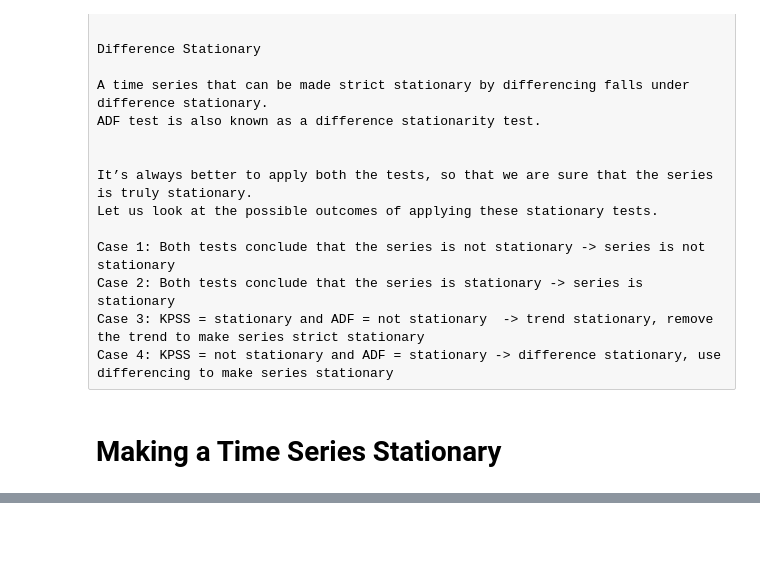
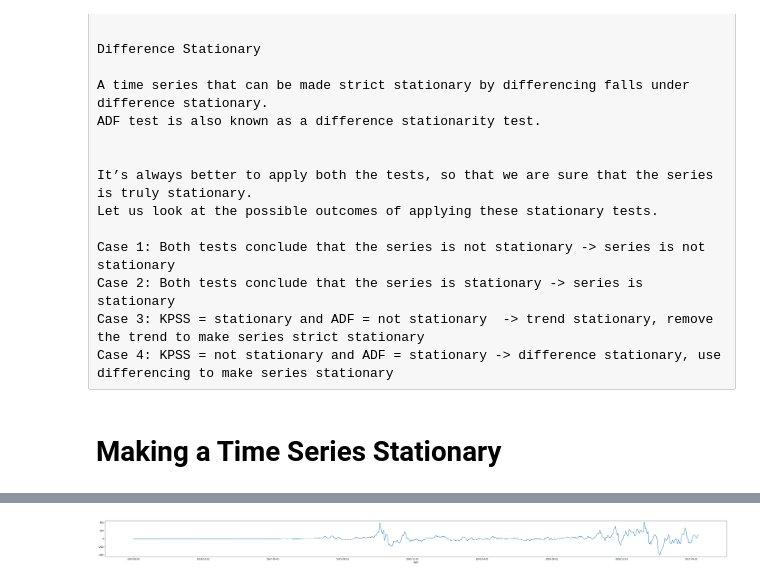
Before and after one commit to muhammad-ahsan/openDS, a Jupyter notebook: Timeseries/Classical Methods.ipynb, the cells around one changed output, grey strips where cells are left out. Cells and saved outputs as stored; diff of their text form; code cells hidden in the pictures; blank space fills up the shorter version.

```diff
--- a/Timeseries/Classical Methods.ipynb
+++ b/Timeseries/Classical Methods.ipynb
@@ -165,0 +199,12 @@ Case 4: KPSS = not stationary and ADF = stationary -> difference stationary, use
+# %%
+# In seasonal differencing we calculate the difference between an observation and a previous observation from the same season.
+
+n=7
+# Week time
+df['new_price_week_diff'] = df['price'] - df['price'].shift(n)
+df['new_price_week_diff'].dropna().plot()
+
+plt.rcParams["figure.figsize"] = (50,3)
+plt.show()
+# %% [output]
+[figure, added]
```
Also changed, not shown: parts of 20 cells of this notebook.
